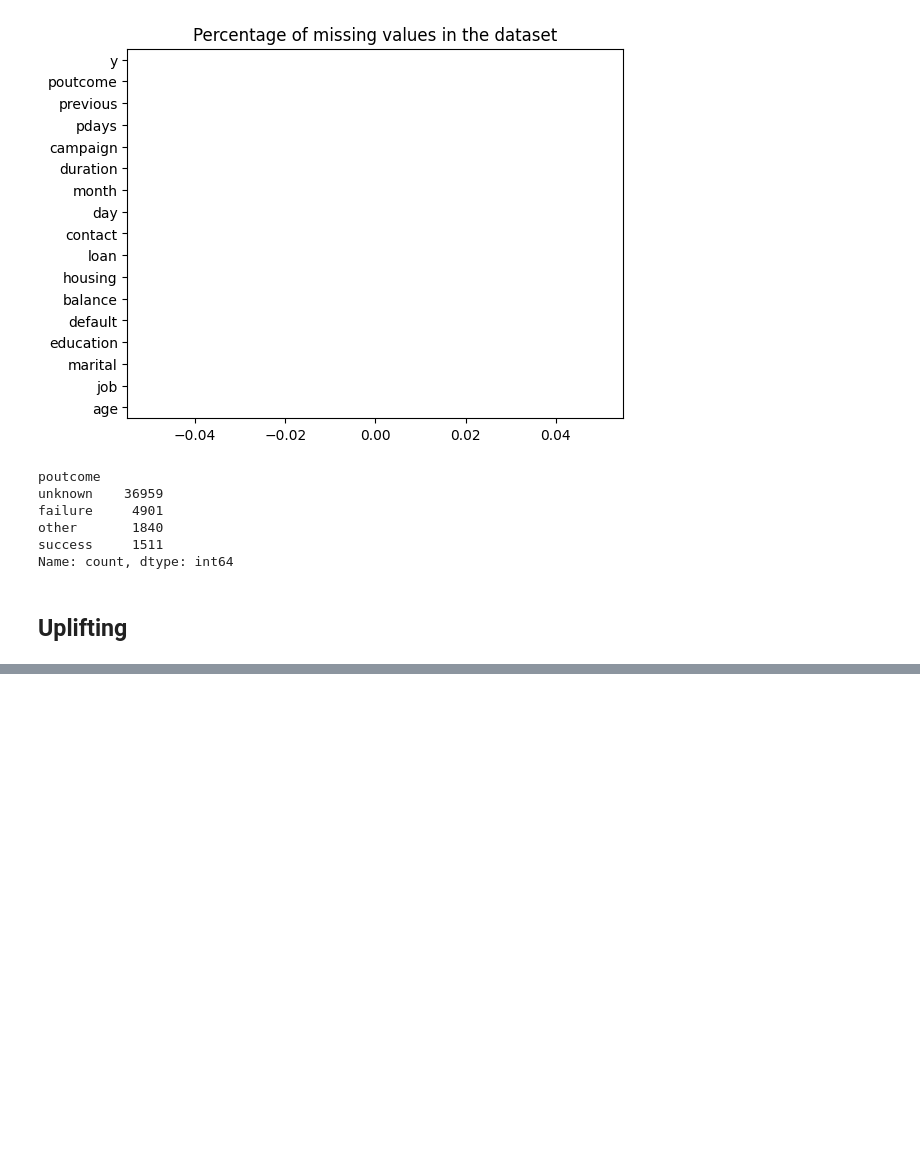
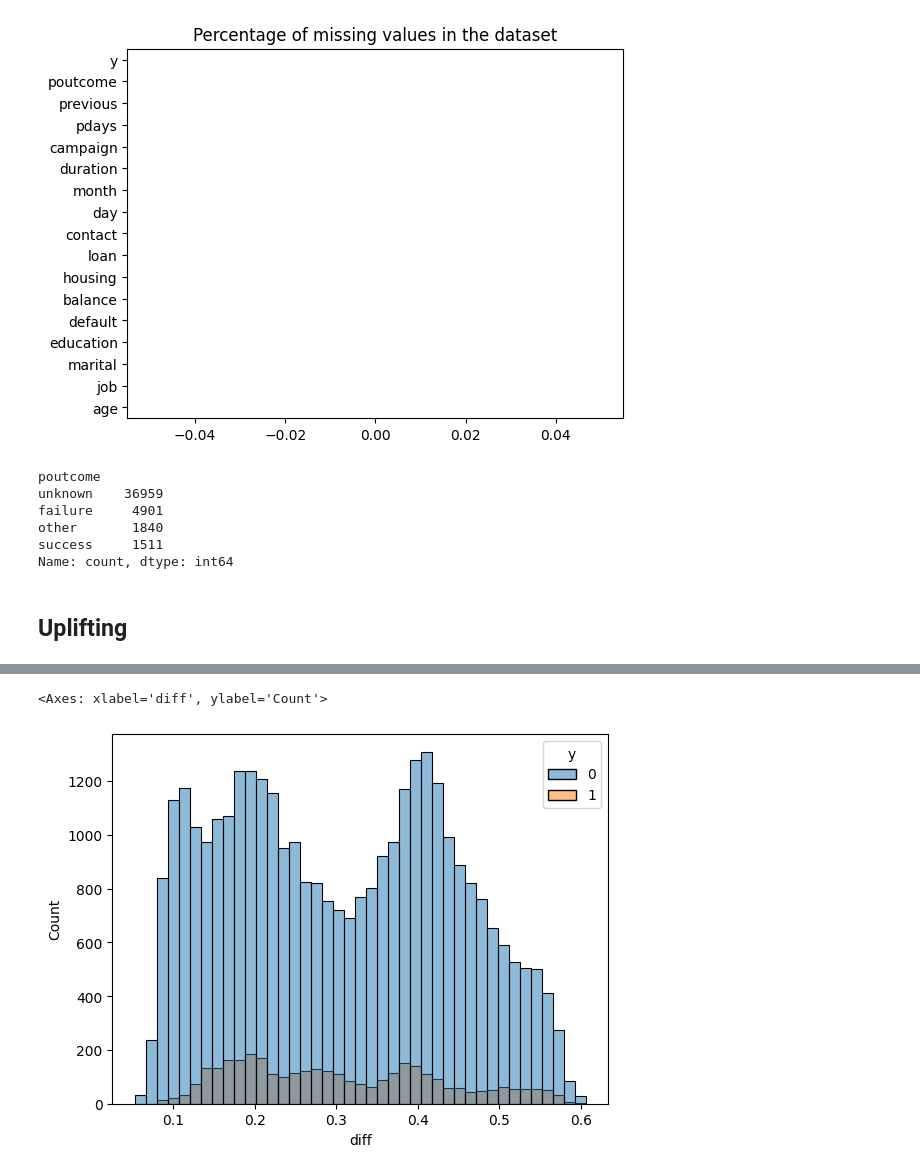
Before and after one commit to McGill-MMA-EnterpriseAnalytics/customer_banking, a Jupyter notebook: uplifting_model/uplift_model.ipynb, the cells around one changed output, grey strips where cells are left out. Saved outputs shown, nothing was run; the diff lists cells and outputs as text; code cells hidden in the pictures; blank space fills up the shorter version.

```diff
--- a/uplifting_model/uplift_model.ipynb
+++ b/uplifting_model/uplift_model.ipynb
@@ -111,0 +144,13 @@ roc_auc_score(y_test, probas[:,1])
+# %%
+df_unknown = dataset[dataset['poutcome']=='unknown']
+# %%
+df_unknown['pred_model_success'] = np.where(model_sucess.predict(df_unknown[VARS])>0.7,1,0)
+df_unknown['proba_model_success'] = model_sucess.predict_proba(df_unknown[VARS])[:,1]
+df_unknown['pred_model_failure'] = np.where(model_failure.predict(df_unknown[VARS])>0.3,1,0)
+df_unknown['proba_model_failure'] = model_failure.predict_proba(df_unknown[VARS])[:,1]
+df_unknown['diff'] = df_unknown['proba_model_success'] - df_unknown['proba_model_failure']
+# %%
+sns.histplot(data = df_unknown, x = 'diff', hue = 'y')
+# %% [output]
+<Axes: xlabel='diff', ylabel='Count'>
+[figure, added]
```
Also changed, not shown: parts of 16 cells of this notebook, 28 other files.
